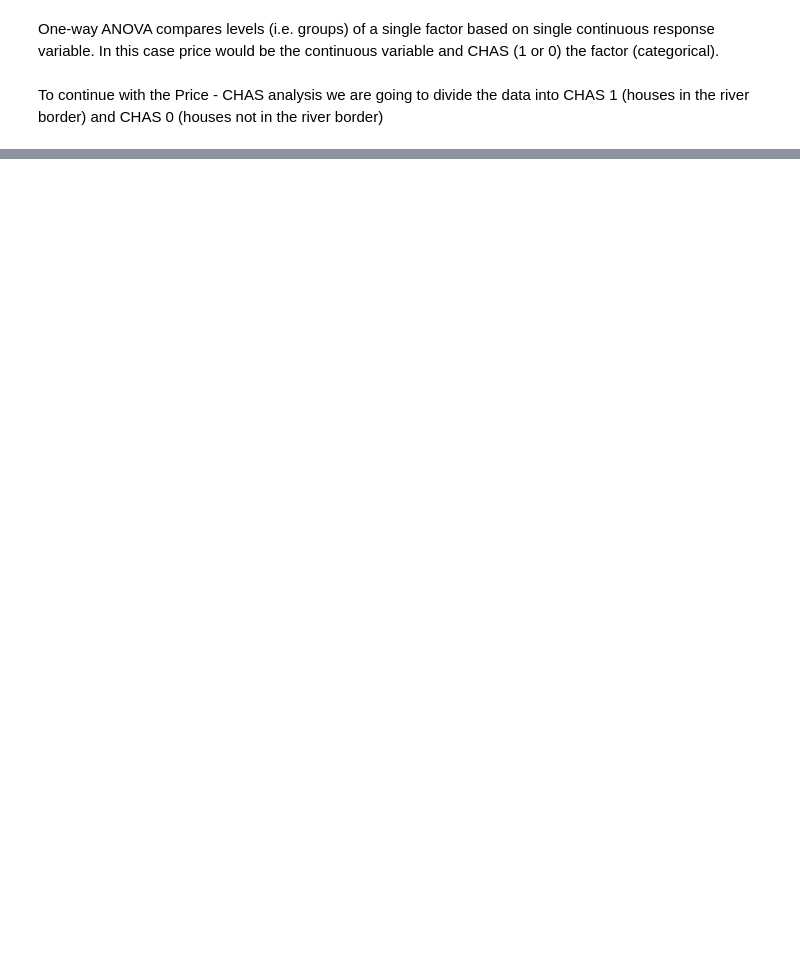
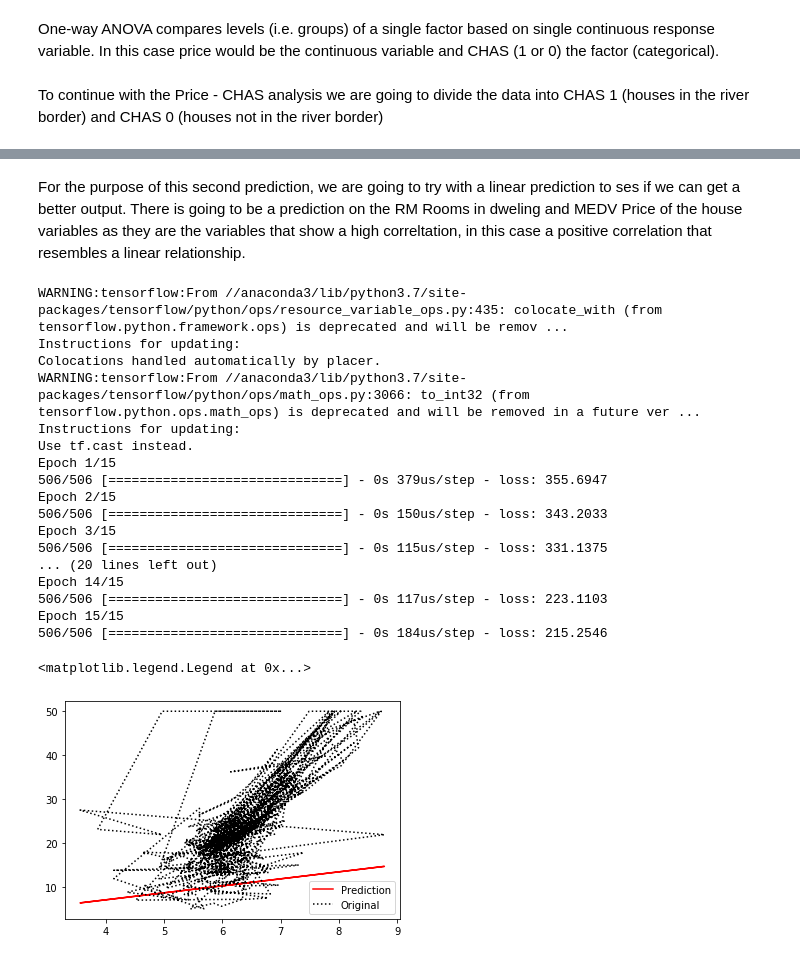
Before and after one commit to Nayade2lu/machine-learning, a Jupyter notebook: Project Machine Learning Lucia Saura Corella.ipynb, the cells around one changed output, grey strips where cells are left out. Drawn from its saved outputs; the diff is of its cells as text; code cells hidden in the pictures; blank space fills up the shorter version.

```diff
--- a/Project Machine Learning Lucia Saura Corella.ipynb
+++ b/Project Machine Learning Lucia Saura Corella.ipynb
@@ -441,0 +451,54 @@ sns.boxplot(x='CHAS', y='MEDV', data=bostondf)
+# %% [markdown]
+For the purpose of this second prediction, we are going to try with a linear prediction to ses if we can get a better output. There is going to be a prediction on the RM Rooms in dweling and MEDV Price of the house variables as they are the variables that show a high correltation, in this case a positive correlation that resembles a linear relationship.
+# %%
+x = bostondf['RM']
+y = bostondf['MEDV']
+
+#y = y_l
+#y = y_p
+#y = y_s
+
+# Create a new neural network.
+m = kr.models.Sequential()
+
+# Add neurons.
+m.add(kr.layers.Dense(1, input_dim=1, activation="linear"))
+
+# Add neurons
+#m.add(kr.layers.Dense(10, input_dim=1, activation="tanh"))
+#m.add(kr.layers.Dense(10, activation="linear"))
+#m.add(kr.layers.Dense(1, activation='linear'))
+
+# Compile the model.
+m.compile(loss="mean_squared_error", optimizer="adam")
+
+# Train the model.
+m.fit(x, y, epochs=15, batch_size=10)
+
+# Run each x value through the neural network.
+p = m.predict(x)
+
+# Plot the values.
+plt.plot(x, p, 'r-', label='Prediction')
+plt.plot(x, y, 'k:', label='Original')
+plt.legend()
+# %% [output]
+WARNING:tensorflow:From //anaconda3/lib/python3.7/site-packages/tensorflow/python/ops/resource_variable_ops.py:435: colocate_with (from tensorflow.python.framework.ops) is deprecated and will be remov ...
+Instructions for updating:
+Colocations handled automatically by placer.
+WARNING:tensorflow:From //anaconda3/lib/python3.7/site-packages/tensorflow/python/ops/math_ops.py:3066: to_int32 (from tensorflow.python.ops.math_ops) is deprecated and will be removed in a future ver ...
+Instructions for updating:
+Use tf.cast instead.
+Epoch 1/15
+506/506 [==============================] - 0s 379us/step - loss: 355.6947
+Epoch 2/15
+506/506 [==============================] - 0s 150us/step - loss: 343.2033
+Epoch 3/15
+506/506 [==============================] - 0s 115us/step - loss: 331.1375
+... (20 lines left out)
+Epoch 14/15
+506/506 [==============================] - 0s 117us/step - loss: 223.1103
+Epoch 15/15
+506/506 [==============================] - 0s 184us/step - loss: 215.2546
+<matplotlib.legend.Legend at 0x...>
+[figure, added]
```
Also changed, not shown: parts of 18 cells of this notebook.
